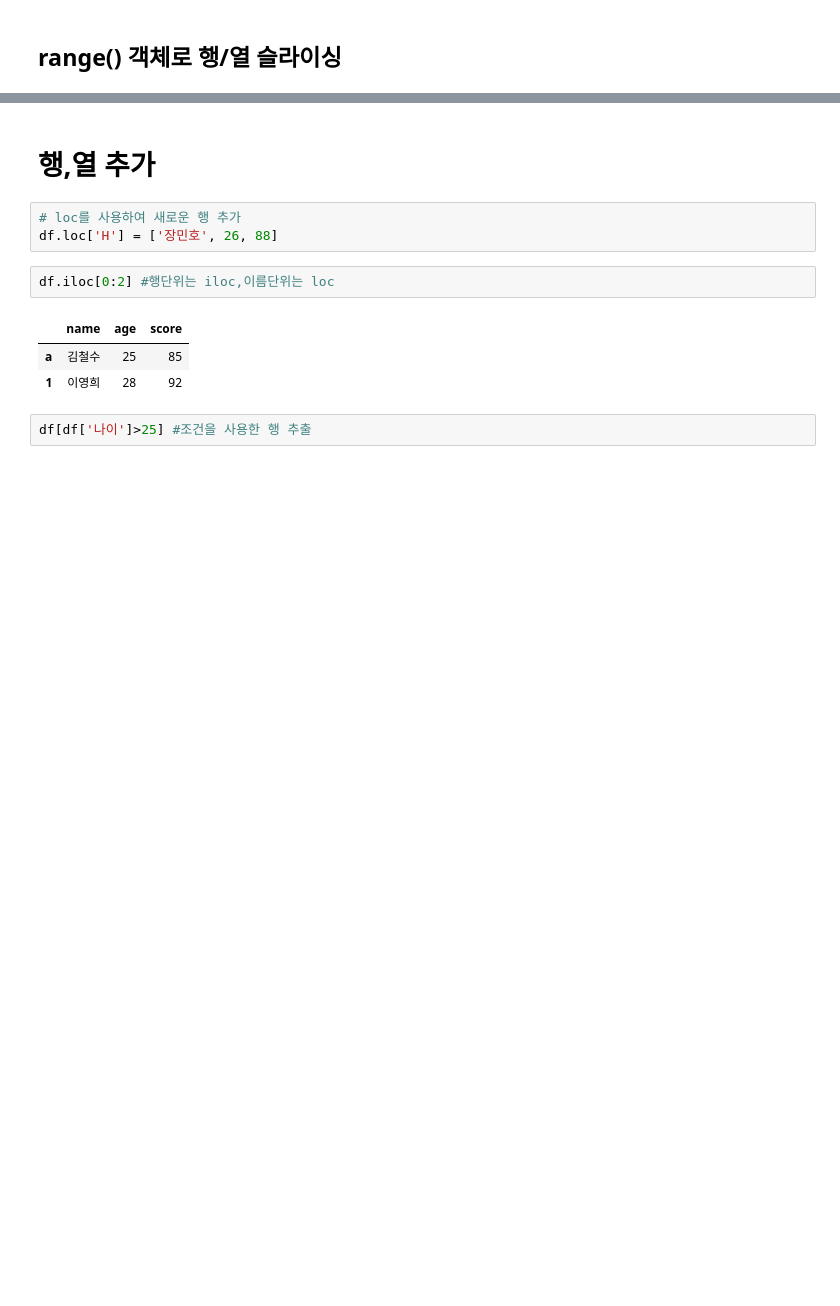
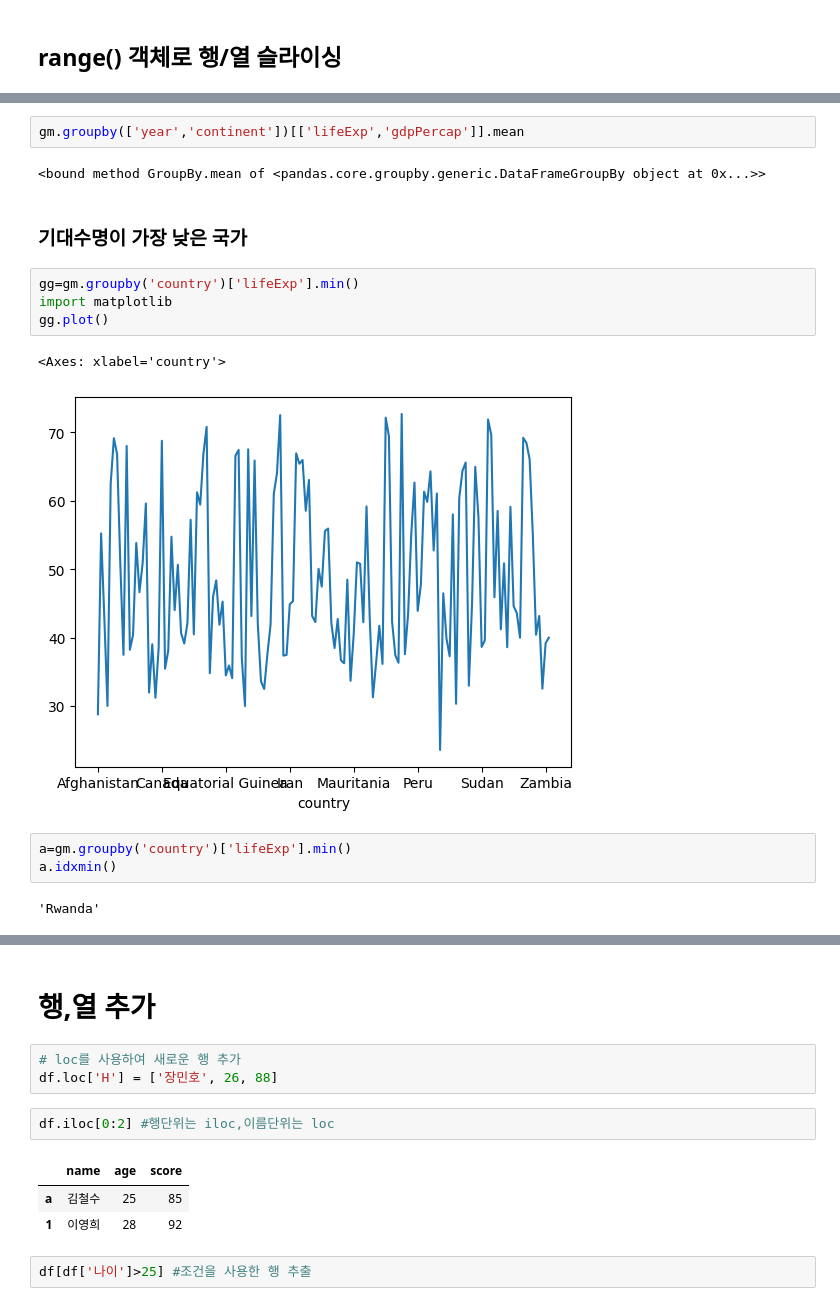
Before and after one commit to bhjin97/hipython_rep, a Jupyter notebook: 13. 판다스.ipynb, the cells around one changed output, grey strips where cells are left out. Drawn from its saved outputs; the diff is of its cells as text; blank space fills up the shorter version.

Commit message:
'pandas update'

```diff
--- a/13. 판다스.ipynb
+++ b/13. 판다스.ipynb
@@ -557,0 +642,18 @@ gm['year,'pop]
+# %%
+gm.groupby(['year','continent'])[['lifeExp','gdpPercap']].mean
+# %% [output]
+<bound method GroupBy.mean of <pandas.core.groupby.generic.DataFrameGroupBy object at 0x...>>
+# %% [markdown]
+### 기대수명이 가장 낮은 국가
+# %%
+gg=gm.groupby('country')['lifeExp'].min()
+import matplotlib
+gg.plot()
+# %% [output]
+<Axes: xlabel='country'>
+[figure, added]
+# %%
+a=gm.groupby('country')['lifeExp'].min()
+a.idxmin()
+# %% [output]
+'Rwanda'
```
Also changed, not shown: parts of 17 cells of this notebook.
